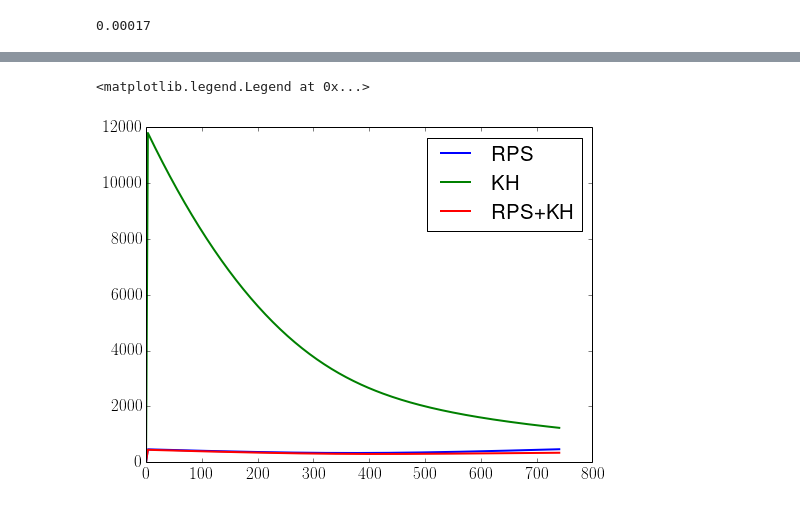
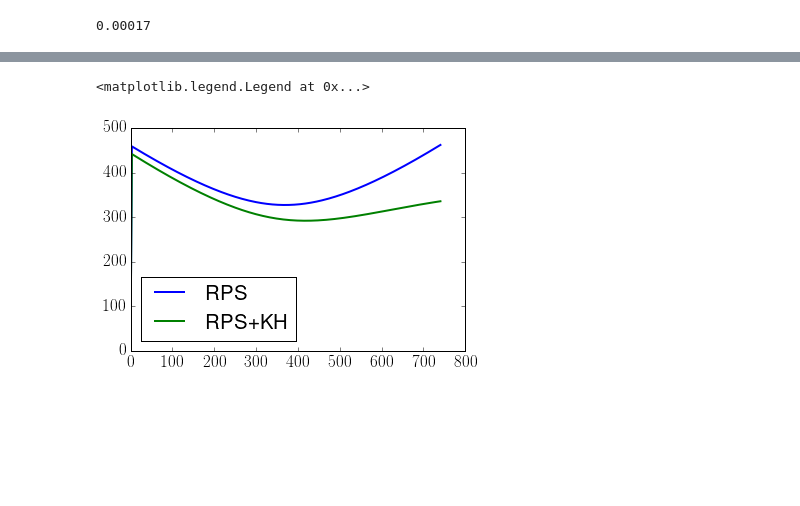
Before and after one commit to aemerick/dwarfs, a Jupyter notebook: analysis/analytic_model/model_testing.ipynb, the cells around one changed output, grey strips where cells are left out. Saved outputs shown, nothing was run; the diff lists cells and outputs as text; code cells hidden in the pictures; blank space fills up the shorter version.

```diff
--- a/analysis/analytic_model/model_testing.ipynb
+++ b/analysis/analytic_model/model_testing.ipynb
@@ -1,6 +1,6 @@
 # %%
 %matplotlib inline
-
+import yt
 import matplotlib.pyplot as plt
 from matplotlib import rc
 
@@ -11,4 +11,4 @@ from initial_conditions import ic_list as icl
 
 rc('text',usetex=True)
 rc('font',size=17)
-rcParams['figure.figsize'] = (8.0, 6.0)
+#rcParams['figure.figsize'] = (8.0, 6.0)
@@ -99,11 +83,11 @@ plt.xlabel(r't (Myr)')
 # %%
 plt.plot(t/cgs.Myr, t_rps/cgs.Myr, label='RPS',lw=2)
-plt.plot(t/cgs.Myr, t_KH/cgs.Myr, label='KH',lw=2)
+#plt.plot(t/cgs.Myr, t_KH/cgs.Myr, label='KH',lw=2)
 plt.plot(t/cgs.Myr, (1.0/t_KH + 1.0/t_rps)**(-1) / cgs.Myr, label='RPS+KH',lw=2)
 plt.legend(loc='best')
 #plt.semilogy()
 # %% [output]
 <matplotlib.legend.Legend at 0x...>
-[figure, old version]
+[figure, new version]
 # %%
 int(True)
```
Also changed, not shown: parts of 3 cells of this notebook, 3 other files.
